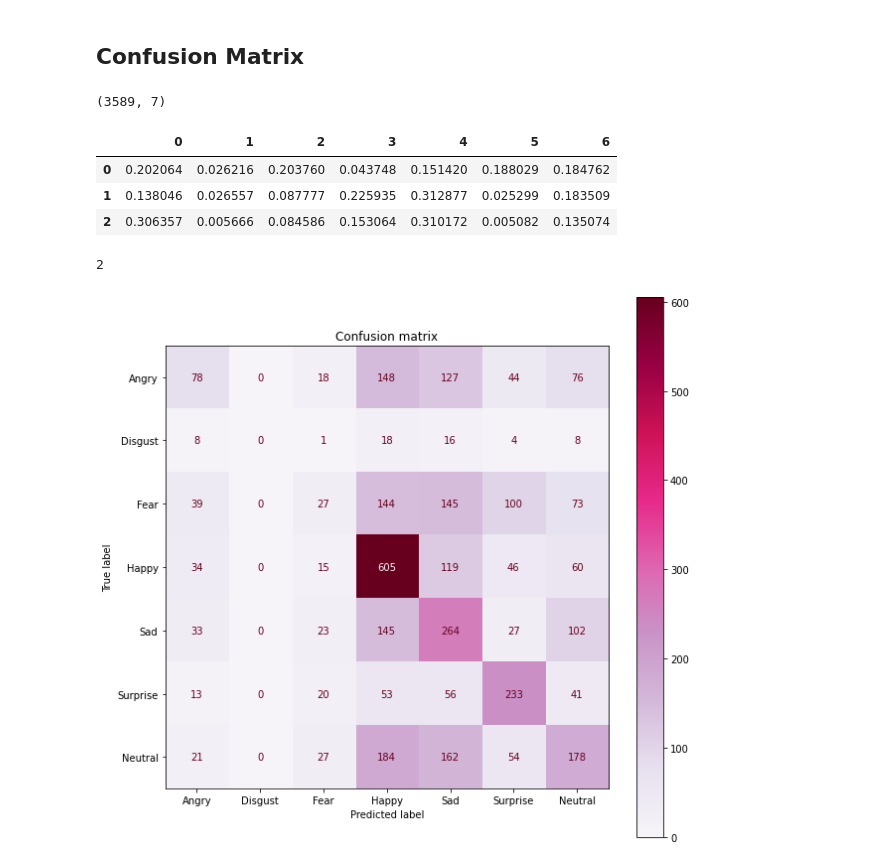
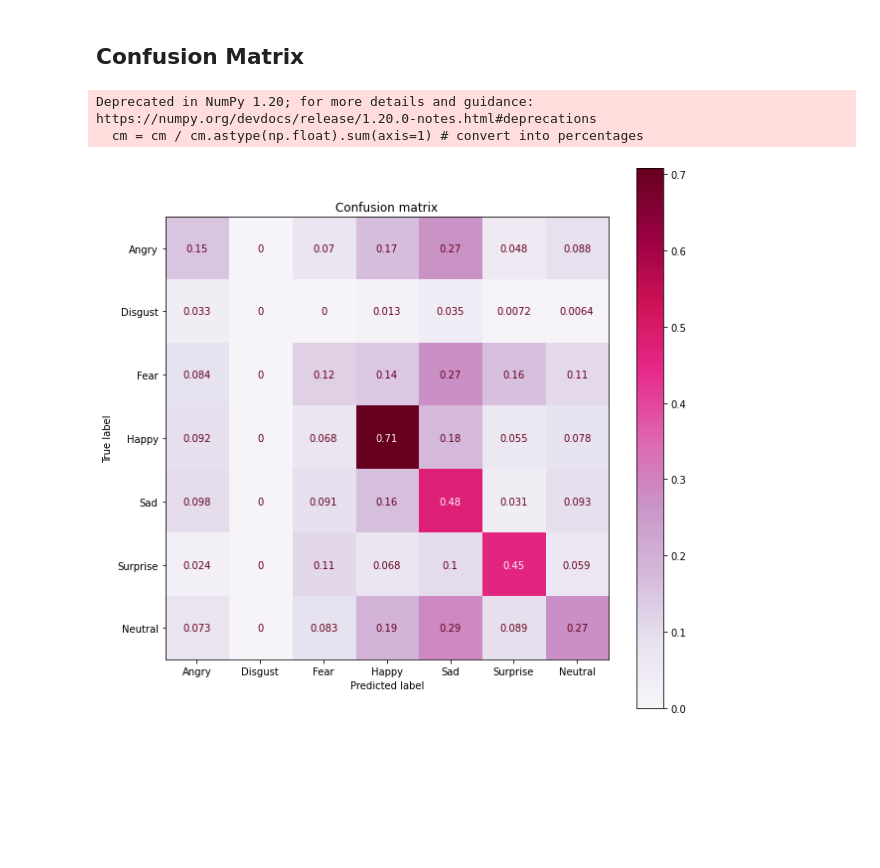
Before and after one commit to JaildoR/getthevibe_api, a Jupyter notebook: notebooks/JA_GTV-Experimental.ipynb, the cells around one changed output. Drawn from its saved outputs; the diff is of its cells as text; code cells hidden in the pictures; blank space fills up the shorter version.

Commit message:
confusion matrix in percentage

```diff
--- a/notebooks/JA_GTV-Experimental.ipynb
+++ b/notebooks/JA_GTV-Experimental.ipynb
@@ -391,23 +310,31 @@ plot_history(history_bl)
 # %% [markdown]
 ## Confusion Matrix
 # %%
-# 1. Compute probabilities of belonging to one of the classes
+# Compute probabilities of belonging to one of the classes
 predicted_probabilities = model_bl.predict(X_test)
-predicted_probabilities.shape
+
+# We can apply the following function to the entire Numpy array with all images and 7 probabilities !
+def prediction_from_probabilities(predicted_probabilities):
+    return np.argmax(predicted_probabilities)
+
+# Apply
+y_pred = np.apply_along_axis(prediction_from_probabilities, ### applying the function prediction_from_probabilities
+                             1,                             ### for each row, taking the max within columns with axis = 1
+                             predicted_probabilities)       ### on the entire Numpy array with test images and 7 probabilities !
+
+# Compute the Confusion Matrix
+
+labels = ['Angry', 'Disgust', 'Fear', 'Happy', 'Sad', 'Surprise', 'Neutral']
+cm = confusion_matrix(y_test, y_pred)
+cm = cm / cm.astype(np.float).sum(axis=1) # convert into percentages
+disp = ConfusionMatrixDisplay(confusion_matrix = cm,
+                              display_labels = labels);
+
+fig, ax = plt.subplots(figsize=(10,10));
+title='Confusion matrix'
+plt.title(title)
+disp.plot(cmap = "PuRd", ax = ax);
 # %% [output]
-(3589, 7)
+Deprecated in NumPy 1.20; for more details and guidance: https://numpy.org/devdocs/release/1.20.0-notes.html#deprecations
+  cm = cm / cm.astype(np.float).sum(axis=1) # convert into percentages
+[figure, added]
-# %%
-# 2. Compute predicted class for each picture
-
-# If you look at the first five pictures, each of them has probabilities to belong to one of the 7 classes
-pd.DataFrame(predicted_probabilities[:3,:])
-# %% [output]
-|  | 0 | 1 | 2 | 3 | 4 | 5 | 6 |
-| 0 | 0.202064 | 0.026216 | 0.203760 | 0.043748 | 0.151420 | 0.188029 | 0.184762 |
-| 1 | 0.138046 | 0.026557 | 0.087777 | 0.225935 | 0.312877 | 0.025299 | 0.183509 |
-| 2 | 0.306357 | 0.005666 | 0.084586 | 0.153064 | 0.310172 | 0.005082 | 0.135074 |
-# %%
-# For example, what is the most probable class for the picture 0 ?
-np.argmax(predicted_probabilities[0,:])
-# %% [output]
-2
@@ -423,14 +340,0 @@ y_pred = np.apply_along_axis(prediction_from_probabilities, ### applying the fun
-# %%
-# 3. Compute the Confusion Matrix
-
-labels = ['Angry', 'Disgust', 'Fear', 'Happy', 'Sad', 'Surprise', 'Neutral']
-cm = confusion_matrix(y_test, y_pred)
-disp = ConfusionMatrixDisplay(confusion_matrix = cm,
-                              display_labels = labels);
-
-fig, ax = plt.subplots(figsize=(10,10));
-title='Confusion matrix'
-plt.title(title)
-disp.plot(cmap = "PuRd", ax = ax);
-# %% [output]
-[figure, removed]
```
Also changed, not shown: parts of 22 cells of this notebook.
